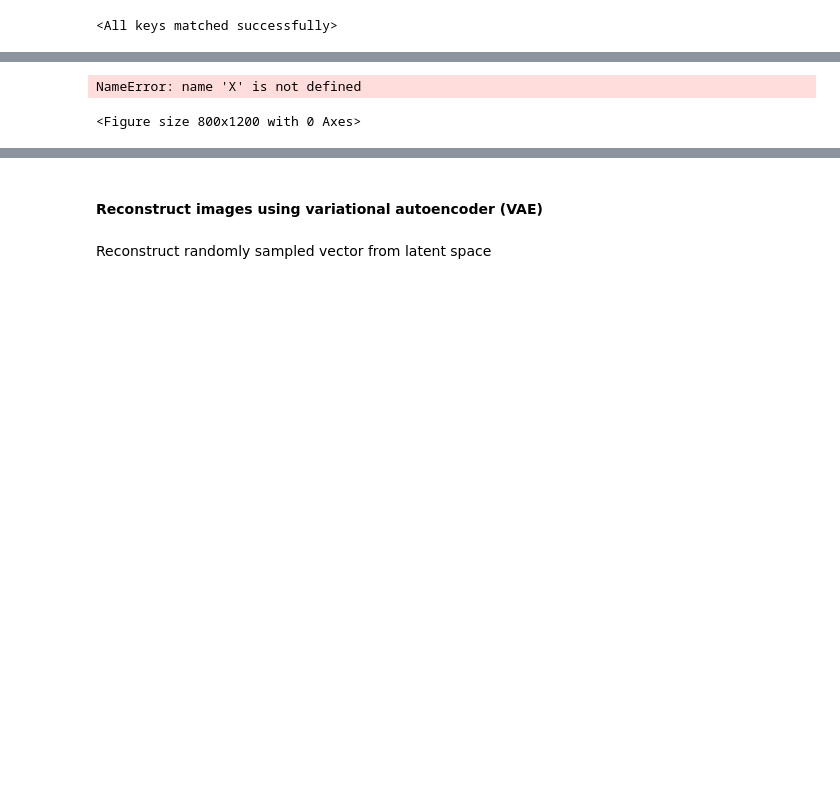
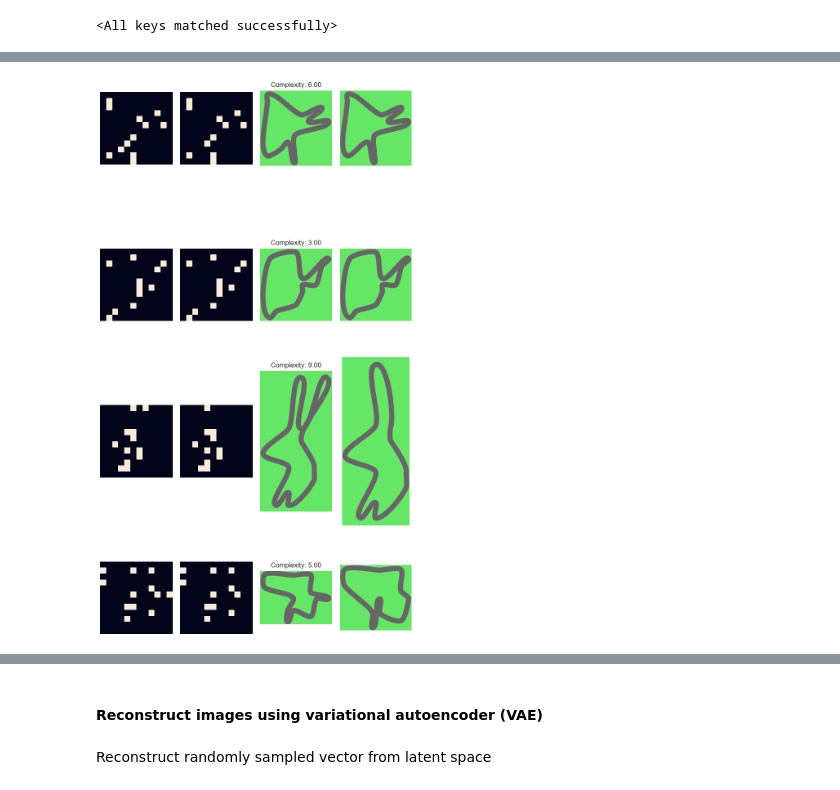
Before and after one commit to JuanJoseZapata/curriculum_learning_ws, a Jupyter notebook: scripts/VAE/CarRacing/VAE_CarRacing.ipynb, the cells around one changed output, grey strips where cells are left out. Cells and saved outputs as stored; diff of their text form; code cells hidden in the pictures; blank space fills up the shorter version.

```diff
--- a/scripts/VAE/CarRacing/VAE_CarRacing.ipynb
+++ b/scripts/VAE/CarRacing/VAE_CarRacing.ipynb
@@ -874,7 +938,7 @@ class VAE(nn.Module):
     def __init__(self, image_channels=1, h_dim=1024, z_dim=32):
         super(VAE, self).__init__()
         self.encoder = nn.Sequential(
-            nn.Conv2d(image_channels, 24, kernel_size=3, stride=1),
+            nn.Conv2d(image_channels + 1, 24, kernel_size=3, stride=1),  # Add conditional input
             nn.ReLU(),
             nn.Conv2d(24, 32, kernel_size=3, stride=1),
             nn.ReLU(),
@@ -887,7 +951,7 @@ class VAE(nn.Module):
 
         self.fc1 = nn.Linear(h_dim, z_dim)
         self.fc2 = nn.Linear(h_dim, z_dim)
-        self.fc3 = nn.Linear(z_dim, h_dim)
+        self.fc3 = nn.Linear(z_dim + 1, h_dim)  # Add conditional input
 
         self.decoder = nn.Sequential(
             UnFlatten(),
@@ -913,8 +977,11 @@ class VAE(nn.Module):
         z = self.reparameterize(mu, logvar)
         return z, mu, logvar
 
-    def encode(self, x):
-        h = self.encoder(x)
+    def encode(self, x, y):
+        y = y.reshape((y.shape[0],1,1,1)).to(device)
+        y = torch.ones(x.shape).to(device)*y
+        t = torch.cat((x,y),dim=1)
+        h = self.encoder(t)
         z, mu, logvar = self.bottleneck(h)
         return z, mu, logvar
 
@@ -923,8 +990,10 @@ class VAE(nn.Module):
         z = self.decoder(z)
         return z
 
-    def forward(self, x):
-        z, mu, logvar = self.encode(x)
+    def forward(self, x, y):
+        z, mu, logvar = self.encode(x, y)
+        y = y.to(device)
+        z = torch.cat((z,y),dim=1)
         z = self.decode(z)
         return z, mu, logvar
 # %%
@@ -990,27 +1079,49 @@ vae.load_state_dict(torch.load(f"vae_{IMG_SIZE}x{IMG_SIZE}_4.pt"))
 # %%
 # Plot reconstruction
 
 n_images = 4
 
-plt.figure(figsize=(8,int(4*3)))
+plt.figure(figsize=(8,int(4*4)))
 
 for i in range(n_images):
-    j = np.random.randint(0, X.shape[0])
-    x = dataset[j][0].unsqueeze(0).to(device)
-    y = dataset[j][1].unsqueeze(0).to(device)
-    recon_x, _, _ = vae(x)
-    recon_x = recon_x.to('cpu').detach().numpy().squeeze()
+    j = np.random.randint(0, X_val.shape[0])
+    x = val_dataset[j][0].unsqueeze(0).to(device)
+    y = val_dataset[j][1].unsqueeze(0).to(device)
+    recon_x, _, _ = vae(x, y)
+    recon_x = recon_x.to('cpu').detach().numpy().squeeze().round(0)
 
-    plt.subplot(5,3,1+3*i)
+    plt.subplot(n_images,4,1+4*i)
     plt.imshow(x.cpu().squeeze())
+    plt.axis('off')
+    plt.gca().invert_yaxis()
 
-    plt.subplot(5,3,1+3*i+1)
+    plt.subplot(n_images,4,1+4*i+1)
     plt.imshow(recon_x)
+    plt.axis('off')
+    plt.gca().invert_yaxis()
 
-    plt.subplot(5,3,1+3*i+2)
-    plt.scatter(y.cpu().squeeze()[:,0], y.cpu().squeeze()[:,1], c=range(100), s=10, cmap="viridis")
-    plt.xlim(75,225)
-    plt.ylim(75,225)
+    plt.subplot(n_images,4,1+4*i+2)
+    # Get coordinates of pixels with value 1
+    x_, y_ = np.where(x.cpu().numpy().squeeze() == 1)
+    # Create track from coordinates
+    control_points, x_, y_ = get_track(control_points=np.array(list(zip(x_, y_)))*30)
+    track = np.array([x_, y_]).T
+    plot_track(track)
+    plt.axis('equal')
+    # Set aspect of the plot to be equal
+    plt.gca().set_aspect('equal', adjustable='box')
+    plt.title(f"Complexity: {y.item():.2f}")
+
+    plt.subplot(n_images,4,1+4*i+3)
+    # Get coordinates of pixels with value 1
+    x_, y_ = np.where(recon_x == 1)
+    # Create track from coordinates
+    control_points, x_, y_ = get_track(control_points=np.array(list(zip(x_, y_)))*30)
+    track = np.array([x_, y_]).T
+    plot_track(track)
+    plt.axis('equal')
+    plt.gca().set_aspect('equal', adjustable='box')
+
+plt.tight_layout()
 # %% [output]
-NameError: name 'X' is not defined
-<Figure size 800x1200 with 0 Axes>
+[figure, added]
```
Also changed, not shown: parts of 67 cells of this notebook.
